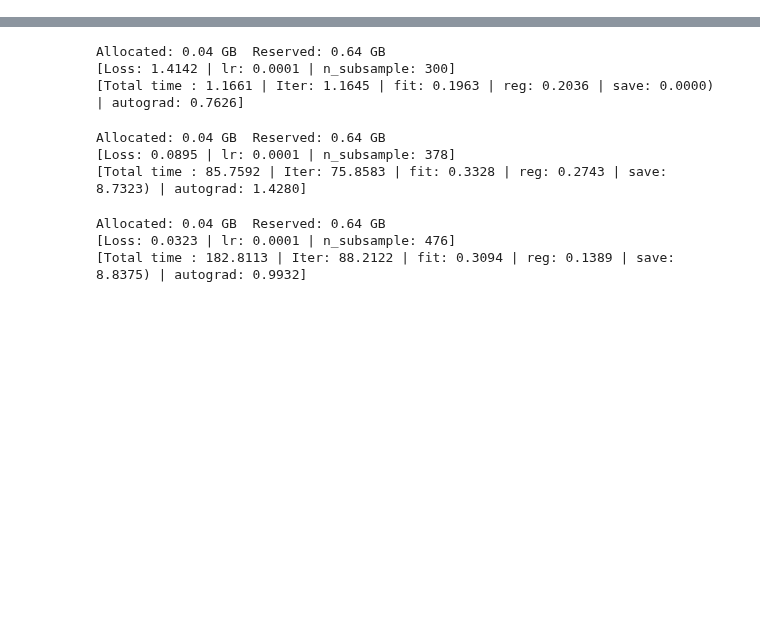
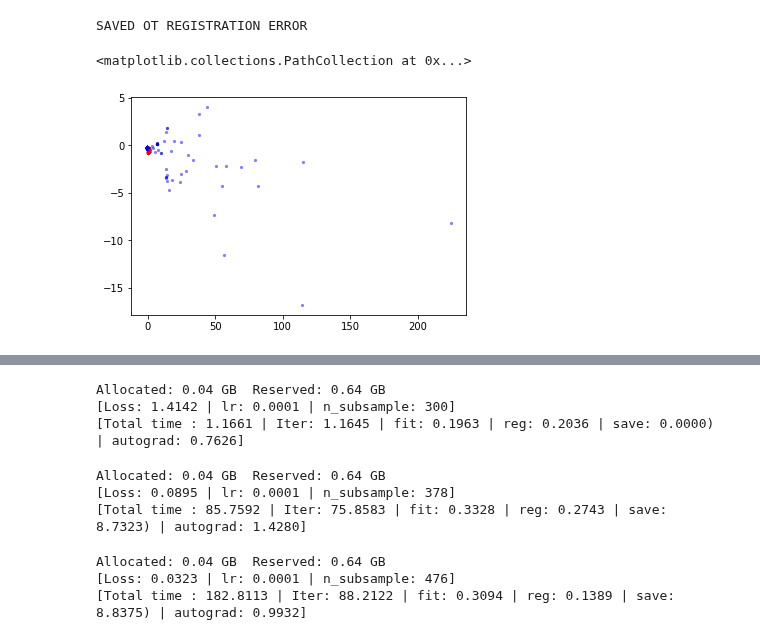
Before and after one commit to pzpzpzp1/wassflow, a Jupyter notebook: cnf-sinkhorn-demo.ipynb, the cells around one changed output, grey strips where cells are left out. Cells and saved outputs as stored; diff of their text form; code cells hidden in the pictures; blank space fills up the shorter version.

```diff
--- a/cnf-sinkhorn-demo.ipynb
+++ b/cnf-sinkhorn-demo.ipynb
@@ -53,0 +54,16 @@ ezshow(dat6, col='magenta')
+# %%
+import Utils; importlib.reload(Utils); from Utils import MiscTransforms
+dic = torch.load("otdebug.tar");
+fs = dic["source"]
+ft = dic["target"]
+fsp = fs.detach().cpu().numpy()
+ftp = ft.detach().cpu().numpy()
+plt.scatter(fsp[:,0], fsp[:,1], s=10, alpha=.5, linewidths=0, c='red', edgecolors='black')
+plt.scatter(ftp[:,0], ftp[:,1], s=10, alpha=.5, linewidths=0, c='green', edgecolors='black')
+z = MiscTransforms.OT_registration(fs,ft)
+zp = z.detach().cpu().numpy()
+plt.scatter(zp[:,0], zp[:,1], s=10, alpha=.5, linewidths=0, c='blue', edgecolors='black')
+# %% [output]
+SAVED OT REGISTRATION ERROR
+<matplotlib.collections.PathCollection at 0x...>
+[figure, added]
```
Also changed, not shown: parts of 2 cells of this notebook, 2 other files.
